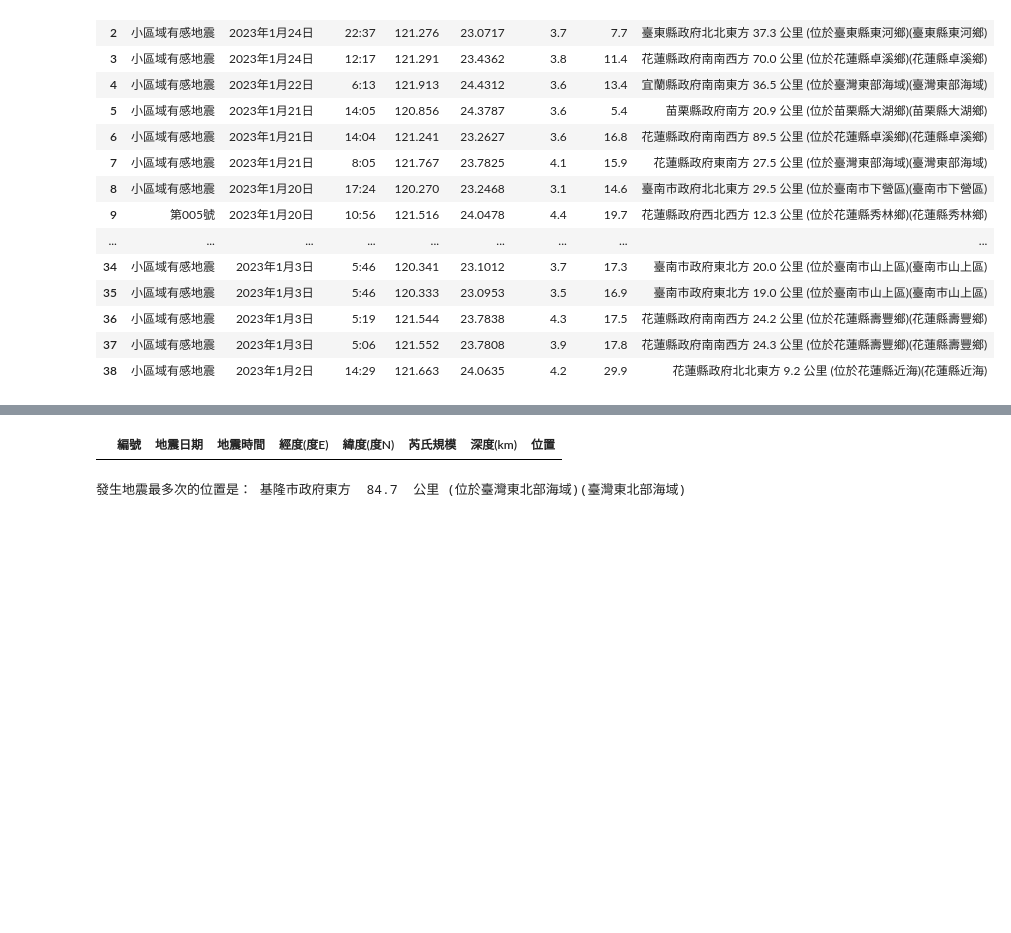
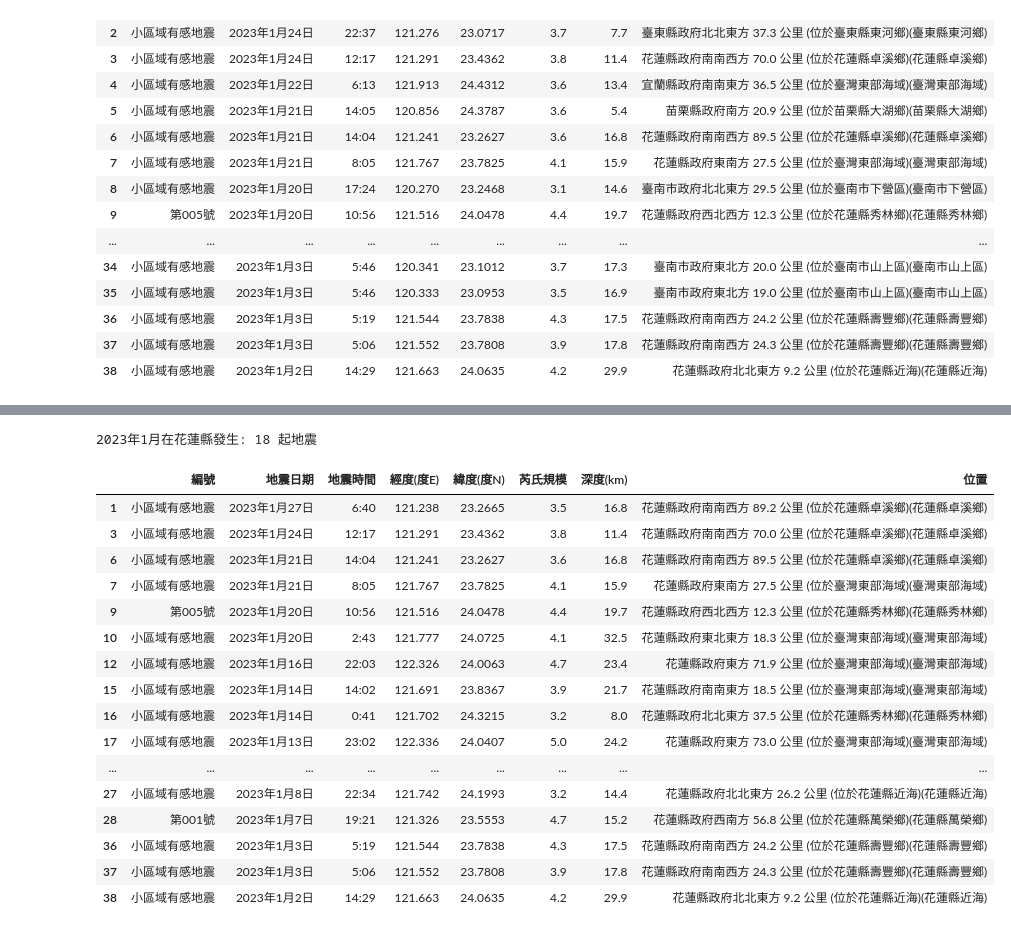
Before and after one commit to kuyuyu/PL, a Jupyter notebook: HW1/HW1.ipynb, the cells around one changed output, grey strips where cells are left out. Saved outputs shown, nothing was run; the diff lists cells and outputs as text; code cells hidden in the pictures; blank space fills up the shorter version.

```diff
--- a/HW1/HW1.ipynb
+++ b/HW1/HW1.ipynb
@@ -189,22 +140,27 @@ has_number
-# %%
-#第九題
-#找出一天內發生兩起或以上且時間相同的地震紀錄，即找出地震日期欄位與地震時間欄位相同的資料
-
-eq['地震日期'] = pd.to_datetime(eq['地震日期'], format='%Y年%m月%日')
-eq['地震時間'] = pd.to_datetime(eq['地震時間'], format='%H:%M')
-counts = eq.groupby('地震日期').size()
-counts = eq.groupby('地震時間').size()
-duplicates = counts[counts >= 2]
-result = eq[(eq['地震日期'].isin(duplicates.index))&(eq['地震時間'].isin(duplicates.index))]
-result
-# %% [output]
-|  | 編號 | 地震日期 | 地震時間 | 經度(度E) | 緯度(度N) | 芮氏規模 | 深度(km) | 位置 |
 # %%
-#第十題(須更改)
-#本月哪個位置最常發生地震
+#第七題
+#本月哪個縣市最常發生地震
 
-eq_count = eq.groupby('位置').size()
-most_frequent_location = eq_count.idxmax()
-print("發生地震最多次的位置是：", most_frequent_location)
+location = eq[eq['位置'].str.contains('花蓮縣')]
+Hualien_total = len(location)
+print("2023年1月在花蓮縣發生:", Hualien_total,"起地震")
+location
 # %% [output]
-發生地震最多次的位置是： 基隆市政府東方  84.7  公里 (位於臺灣東北部海域)(臺灣東北部海域)
+2023年1月在花蓮縣發生: 18 起地震
+|  | 編號 | 地震日期 | 地震時間 | 經度(度E) | 緯度(度N) | 芮氏規模 | 深度(km) | 位置 |
+| 1 | 小區域有感地震 | 2023年1月27日 | 6:40 | 121.238 | 23.2665 | 3.5 | 16.8 | 花蓮縣政府南南西方 89.2 公里 (位於花蓮縣卓溪鄉)(花蓮縣卓溪鄉) |
+| 3 | 小區域有感地震 | 2023年1月24日 | 12:17 | 121.291 | 23.4362 | 3.8 | 11.4 | 花蓮縣政府南南西方 70.0 公里 (位於花蓮縣卓溪鄉)(花蓮縣卓溪鄉) |
+| 6 | 小區域有感地震 | 2023年1月21日 | 14:04 | 121.241 | 23.2627 | 3.6 | 16.8 | 花蓮縣政府南南西方 89.5 公里 (位於花蓮縣卓溪鄉)(花蓮縣卓溪鄉) |
+| 7 | 小區域有感地震 | 2023年1月21日 | 8:05 | 121.767 | 23.7825 | 4.1 | 15.9 | 花蓮縣政府東南方 27.5 公里 (位於臺灣東部海域)(臺灣東部海域) |
+| 9 | 第005號 | 2023年1月20日 | 10:56 | 121.516 | 24.0478 | 4.4 | 19.7 | 花蓮縣政府西北西方 12.3 公里 (位於花蓮縣秀林鄉)(花蓮縣秀林鄉) |
+| 10 | 小區域有感地震 | 2023年1月20日 | 2:43 | 121.777 | 24.0725 | 4.1 | 32.5 | 花蓮縣政府東北東方 18.3 公里 (位於臺灣東部海域)(臺灣東部海域) |
+| 12 | 小區域有感地震 | 2023年1月16日 | 22:03 | 122.326 | 24.0063 | 4.7 | 23.4 | 花蓮縣政府東方 71.9 公里 (位於臺灣東部海域)(臺灣東部海域) |
+| 15 | 小區域有感地震 | 2023年1月14日 | 14:02 | 121.691 | 23.8367 | 3.9 | 21.7 | 花蓮縣政府南南東方 18.5 公里 (位於臺灣東部海域)(臺灣東部海域) |
+| 16 | 小區域有感地震 | 2023年1月14日 | 0:41 | 121.702 | 24.3215 | 3.2 | 8.0 | 花蓮縣政府北北東方 37.5 公里 (位於花蓮縣秀林鄉)(花蓮縣秀林鄉) |
+| 17 | 小區域有感地震 | 2023年1月13日 | 23:02 | 122.336 | 24.0407 | 5.0 | 24.2 | 花蓮縣政府東方 73.0 公里 (位於臺灣東部海域)(臺灣東部海域) |
+| ... | ... | ... | ... | ... | ... | ... | ... | ... |
+| 27 | 小區域有感地震 | 2023年1月8日 | 22:34 | 121.742 | 24.1993 | 3.2 | 14.4 | 花蓮縣政府北北東方 26.2 公里 (位於花蓮縣近海)(花蓮縣近海) |
+| 28 | 第001號 | 2023年1月7日 | 19:21 | 121.326 | 23.5553 | 4.7 | 15.2 | 花蓮縣政府西南方 56.8 公里 (位於花蓮縣萬榮鄉)(花蓮縣萬榮鄉) |
+| 36 | 小區域有感地震 | 2023年1月3日 | 5:19 | 121.544 | 23.7838 | 4.3 | 17.5 | 花蓮縣政府南南西方 24.2 公里 (位於花蓮縣壽豐鄉)(花蓮縣壽豐鄉) |
+| 37 | 小區域有感地震 | 2023年1月3日 | 5:06 | 121.552 | 23.7808 | 3.9 | 17.8 | 花蓮縣政府南南西方 24.3 公里 (位於花蓮縣壽豐鄉)(花蓮縣壽豐鄉) |
+| 38 | 小區域有感地震 | 2023年1月2日 | 14:29 | 121.663 | 24.0635 | 4.2 | 29.9 | 花蓮縣政府北北東方 9.2 公里 (位於花蓮縣近海)(花蓮縣近海) |
```
Also changed, not shown: parts of 12 cells of this notebook.
